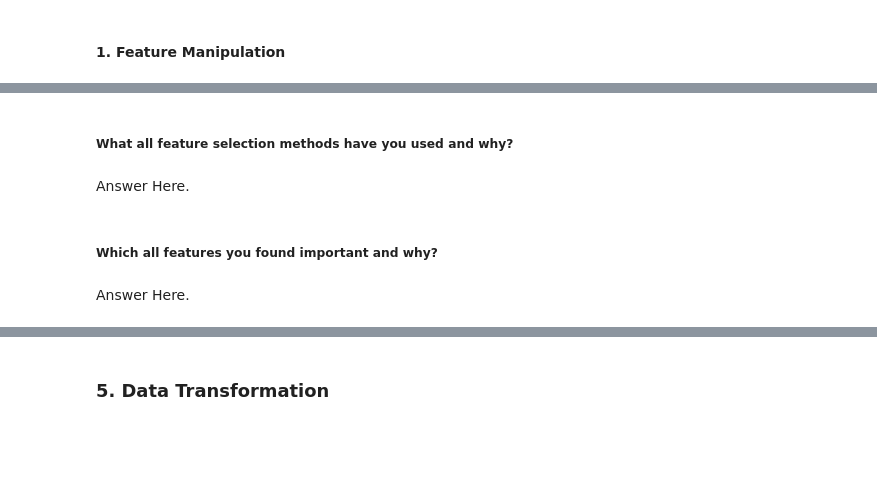
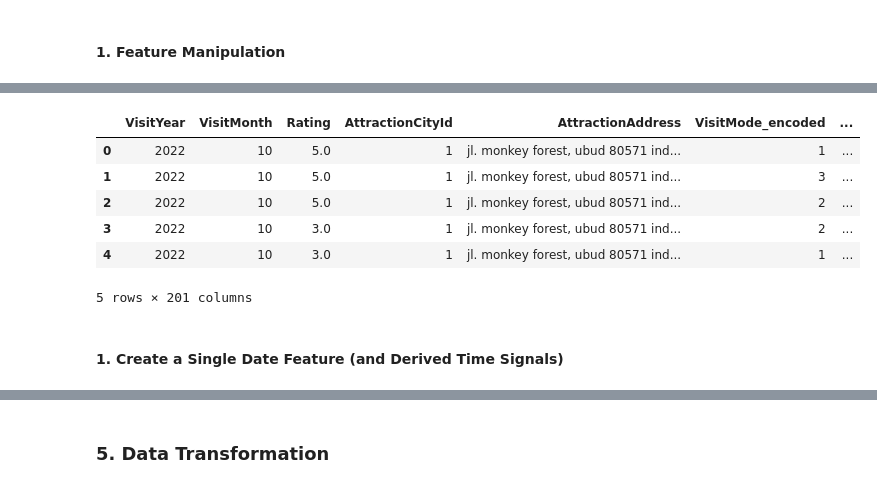
Before and after one commit to viraj-gavade/Tourism-Experience-Analytics, a Jupyter notebook: notebooks/experiments.ipynb, the cells around one changed output, grey strips where cells are left out. Cells and saved outputs as stored; diff of their text form; code cells hidden in the pictures; blank space fills up the shorter version.

Commit message:
Feature Manipulation and Selection + Modeling datasets created

```diff
--- a/notebooks/experiments.ipynb
+++ b/notebooks/experiments.ipynb
@@ -838,8 +832,12 @@ Categorical variables were encoded using a hybrid encoding strategy. VisitMode w
-# %% [markdown]
-##### What all feature selection methods have you used  and why?
-# %% [markdown]
-Answer Here.
-# %% [markdown]
-##### Which all features you found important and why?
-# %% [markdown]
-Answer Here.
+# %%
+df.head()
+# %% [output]
+|  | VisitYear | VisitMonth | Rating | AttractionCityId | AttractionAddress | VisitMode_encoded | ... |
+| 0 | 2022 | 10 | 5.0 | 1 | jl. monkey forest, ubud 80571 ind... | 1 | ... |
+| 1 | 2022 | 10 | 5.0 | 1 | jl. monkey forest, ubud 80571 ind... | 3 | ... |
+| 2 | 2022 | 10 | 5.0 | 1 | jl. monkey forest, ubud 80571 ind... | 2 | ... |
+| 3 | 2022 | 10 | 3.0 | 1 | jl. monkey forest, ubud 80571 ind... | 2 | ... |
+| 4 | 2022 | 10 | 3.0 | 1 | jl. monkey forest, ubud 80571 ind... | 1 | ... |
+5 rows × 201 columns
+# %% [markdown]
+#### 1. Create a Single Date Feature (and Derived Time Signals)
```
Also changed, not shown: parts of 20 cells of this notebook.
